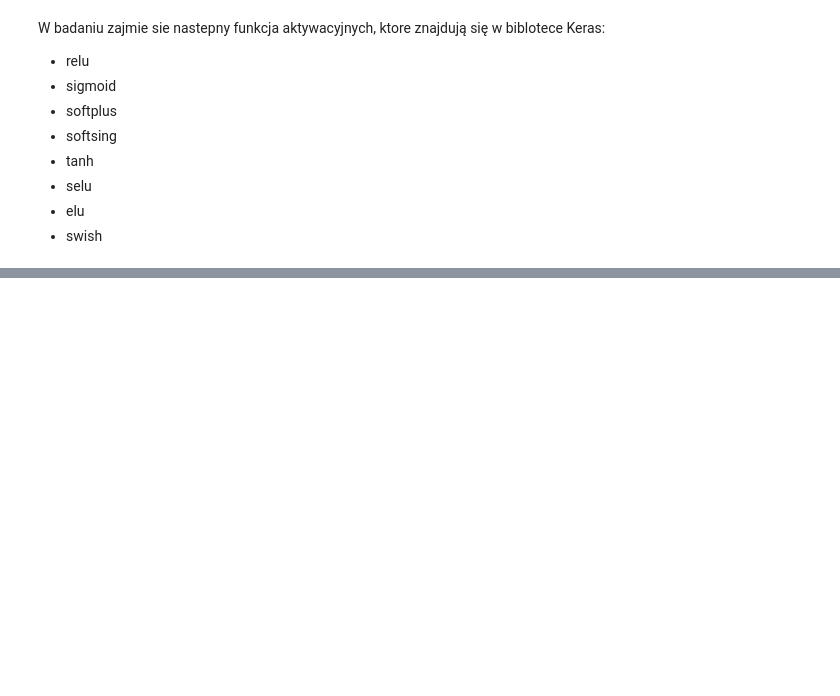
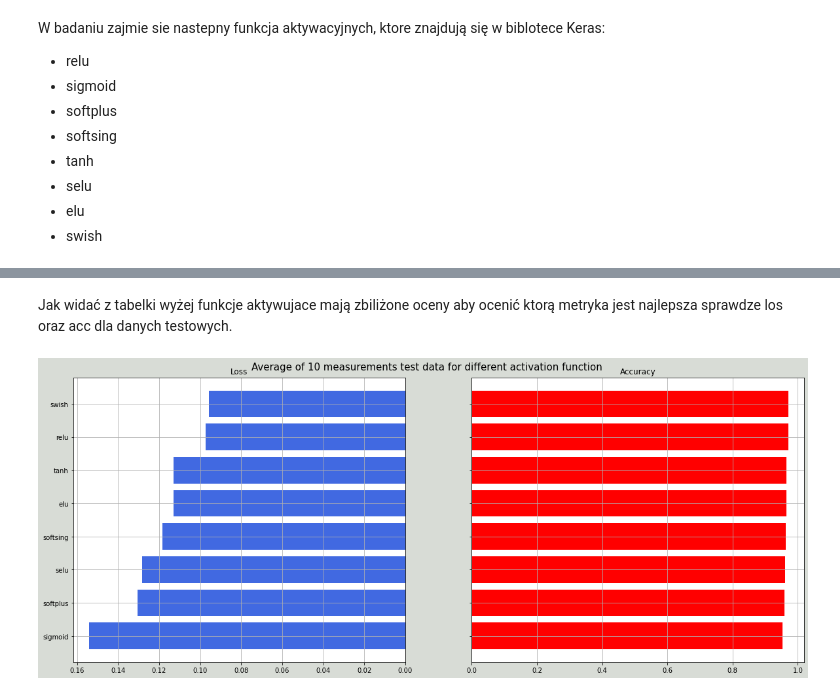
Before and after one commit to wysockif/numbers-classification, a Jupyter notebook: study_activation_function.ipynb, the cells around one changed output, grey strips where cells are left out. Cells and saved outputs as stored; diff of their text form; code cells hidden in the pictures; blank space fills up the shorter version.

```diff
--- a/study_activation_function.ipynb
+++ b/study_activation_function.ipynb
@@ -97,0 +103,31 @@ Dlatego uznałem, że jedyny atrybutem, którego ma sensu porównywąć funkcje
+# %% [markdown]
+Jak widać z tabelki wyżej funkcje aktywujace mają zbiliżone oceny aby ocenić ktorą metryka jest najlepsza sprawdze los oraz acc dla danych testowych.
+# %%
+df_mean = df_mean.sort_values(by=['val_acc'],ascending=True)
+y = df_mean['activation']
+x_male = df_mean['val_loss']
+x_female = df_mean['val_acc']
+
+#define plot parameters
+fig, axes = plt.subplots(ncols=2, sharey=True, figsize=(20, 8))
+
+#specify background color and plot title
+fig.patch.set_facecolor('xkcd:light grey')
+plt.figtext(.5,.9,"Average of 10 measurements test data for different activation function", fontsize=15, ha='center')
+
+#define male and female bars
+axes[0].barh(y, x_male, align='center', color='royalblue')
+axes[0].set(title='Loss')
+axes[1].barh(y, x_female, align='center', color='red')
+axes[1].set(title='Accuracy')
+
+#adjust grid parameters and specify labels for y-axis
+axes[1].grid()
+axes[0].set(yticks=y, yticklabels=df_mean['activation'])
+axes[0].invert_xaxis()
+axes[0].grid()
+
+#display plot
+plt.show()
+# %% [output]
+[figure, added]
```
Also changed, not shown: parts of 9 cells of this notebook.
